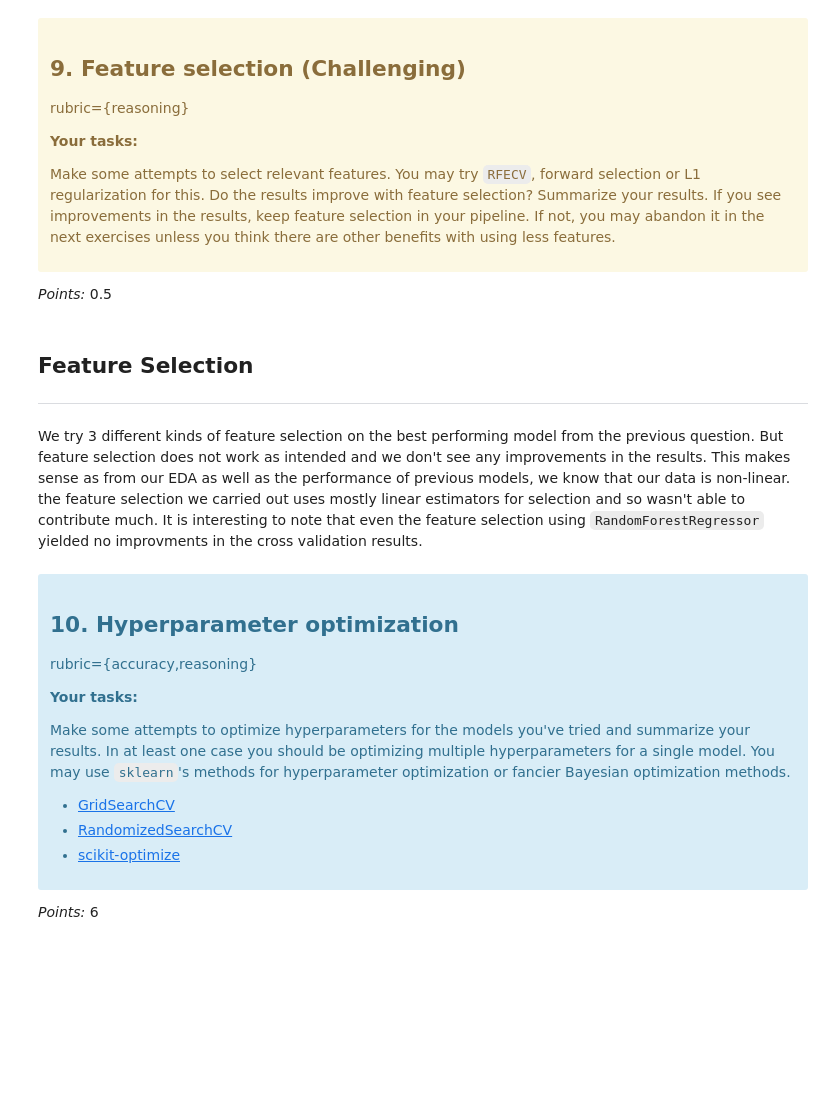
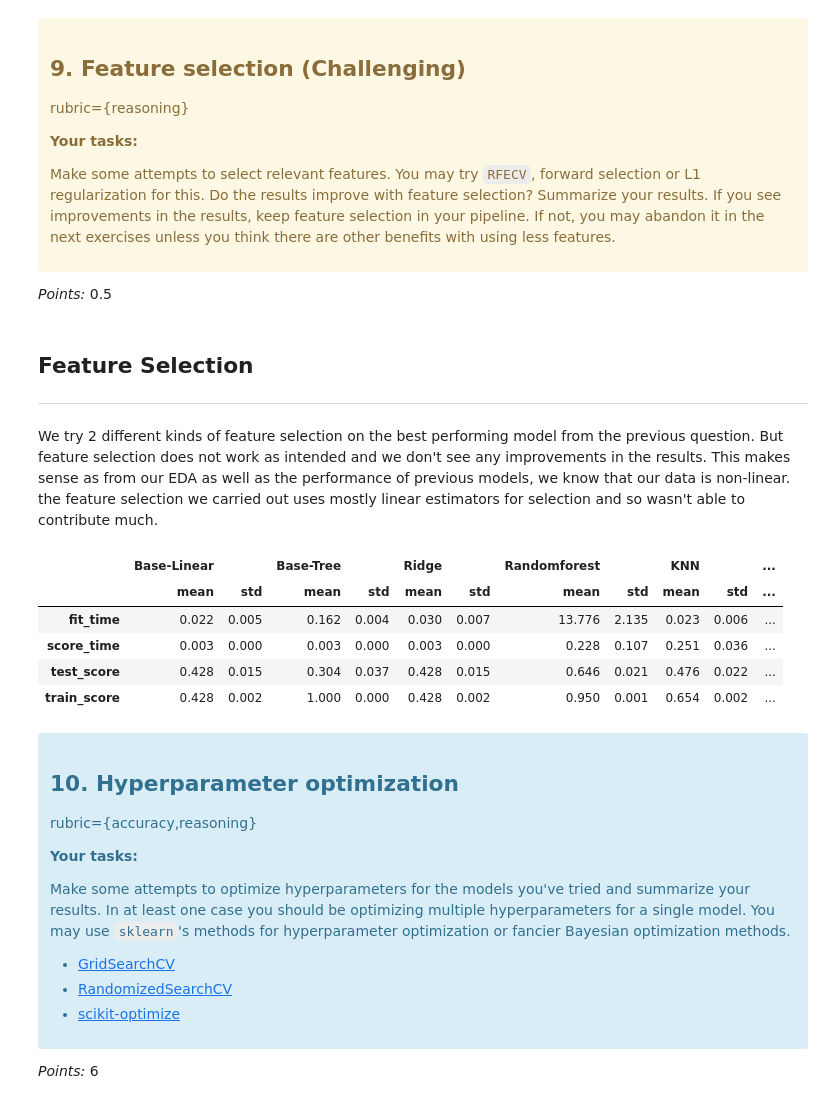
Before and after one commit to UBC-MDS/NYC_airbnb_notebook, a Jupyter notebook: lab4_waiel.ipynb, the cells around one changed output. Cells and saved outputs as stored; diff of their text form; code cells hidden in the pictures; blank space fills up the shorter version.

```diff
--- a/lab4_waiel.ipynb
+++ b/lab4_waiel.ipynb
@@ -706,65 +741,71 @@ _Points:_ 0.5
 # %% [markdown]
 ## Feature Selection
 ---
-We try 3 different kinds of feature selection on the best performing model from the previous question. But feature selection does not work as intended and we don't see any improvements in the results. This makes sense as from our EDA as well as the performance of previous models, we know that our data is non-linear. the feature selection we carried out uses mostly linear estimators for selection and so wasn't able to contribute much. It is interesting to note that even the feature selection using `RandomForestRegressor` yielded no improvments in the cross validation results.
+We try 2 different kinds of feature selection on the best performing model from the previous question. But feature selection does not work as intended and we don't see any improvements in the results. This makes sense as from our EDA as well as the performance of previous models, we know that our data is non-linear. the feature selection we carried out uses mostly linear estimators for selection and so wasn't able to contribute much.
 # %%
 from sklearn.feature_selection import RFECV
-from sklearn.ensemble import RandomForestRegressor
 from sklearn.feature_selection import SequentialFeatureSelector
 from sklearn.feature_selection import SelectFromModel
 from sklearn.linear_model import Lasso
 from sklearn.linear_model import Ridge
 
-pipe_rfe = make_pipeline(
-    preprocessor,
-    RFECV(RandomForestRegressor()),
-    CatBoostRegressor(verbose=0, random_state=123)
-)
+# pipe_rfe = make_pipeline(
+#     preprocessor,
+#     RFECV(RandomForestRegressor()),
+#     CatBoostRegressor(verbose=0, random_state=123)
+# )
 pipe_forward = make_pipeline(
     preprocessor,
     SequentialFeatureSelector(Ridge(), direction='forward'),
-    CatBoostRegressor(verbose=0, random_state=123)
+    RandomForestRegressor( random_state=123)
 )
 pipe_lasso = make_pipeline(
     preprocessor,
     SelectFromModel(Lasso(alpha=0.01)),
-    CatBoostRegressor(verbose=0, random_state=123)
+    RandomForestRegressor(random_state=123)
 )
 
 # cross validation for
-cross_val_results["Cat Boost Feat. RFR"] = pd.DataFrame(cross_validate(
-    pipe_rfe,
-    X_train,
-    y_train,
-    cv=10,
-    n_jobs=-1,
-    scoring="r2",
-    return_train_score=True,
-)).agg(['mean','std']).round(3).T
+# cross_val_results["Cat Boost Feat. RFR"] = pd.DataFrame(cross_validate(
+#     pipe_rfe,
+#     X_train,
+#     y_train,
+#     cv=10,
+#     n_jobs=-1,
+#     scoring="r2",
+#     return_train_score=True,
+# )).agg(['mean','std']).round(3).T
 
 # cross validation for
-cross_val_results["Cat Boost Feat. Ridge"] = pd.DataFrame(cross_validate(
+cross_val_results["Random forest Feat. Ridge"] = pd.DataFrame(cross_validate(
     pipe_forward,
     X_train,
     y_train,
     cv=10,
     n_jobs=-1,
     scoring="r2",
     return_train_score=True,
 )).agg(['mean','std']).round(3).T
 
 # cross validation for
-cross_val_results["Cat Boost Feat. Lasso"] = pd.DataFrame(cross_validate(
+cross_val_results["Random forest Feat. Lasso"] = pd.DataFrame(cross_validate(
     pipe_lasso,
     X_train,
     y_train,
     cv=10,
     n_jobs=-1,
     scoring="r2",
     return_train_score=True,
 )).agg(['mean','std']).round(3).T
 
 pd.concat(cross_val_results, axis=1)
+# %% [output]
+|  | Base-Linear |  | Base-Tree |  | Ridge |  | Randomforest |  | KNN |  | ... |
+|  | mean | std | mean | std | mean | std | mean | std | mean | std | ... |
+| fit_time | 0.022 | 0.005 | 0.162 | 0.004 | 0.030 | 0.007 | 13.776 | 2.135 | 0.023 | 0.006 | ... |
+| score_time | 0.003 | 0.000 | 0.003 | 0.000 | 0.003 | 0.000 | 0.228 | 0.107 | 0.251 | 0.036 | ... |
+| test_score | 0.428 | 0.015 | 0.304 | 0.037 | 0.428 | 0.015 | 0.646 | 0.021 | 0.476 | 0.022 | ... |
+| train_score | 0.428 | 0.002 | 1.000 | 0.000 | 0.428 | 0.002 | 0.950 | 0.001 | 0.654 | 0.002 | ... |
 # %% [markdown]
 <!-- END QUESTION -->
 
```
Also changed, not shown: parts of 16 cells of this notebook.
